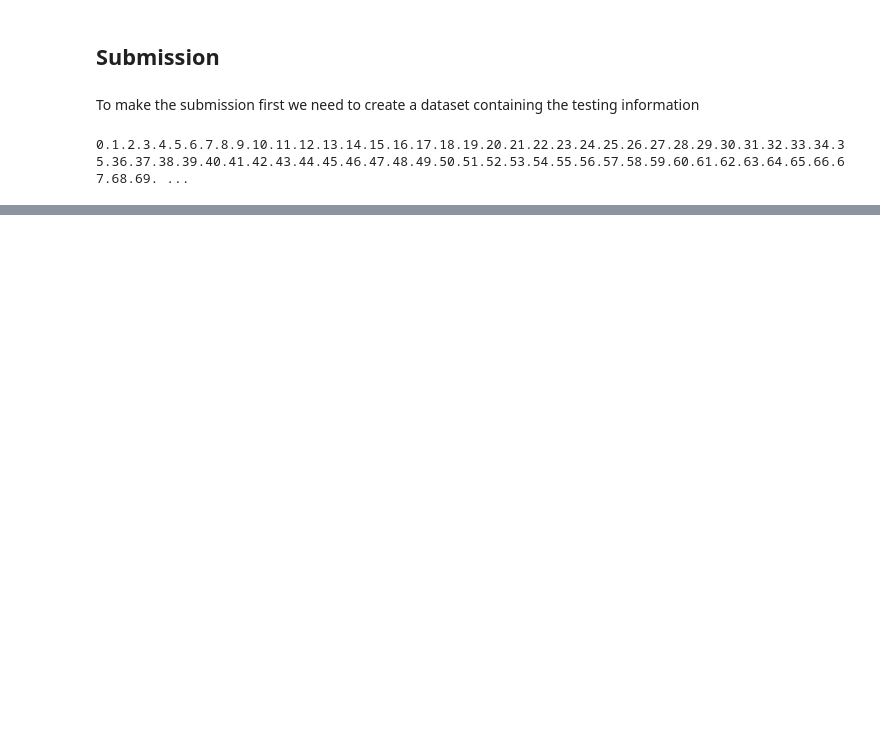
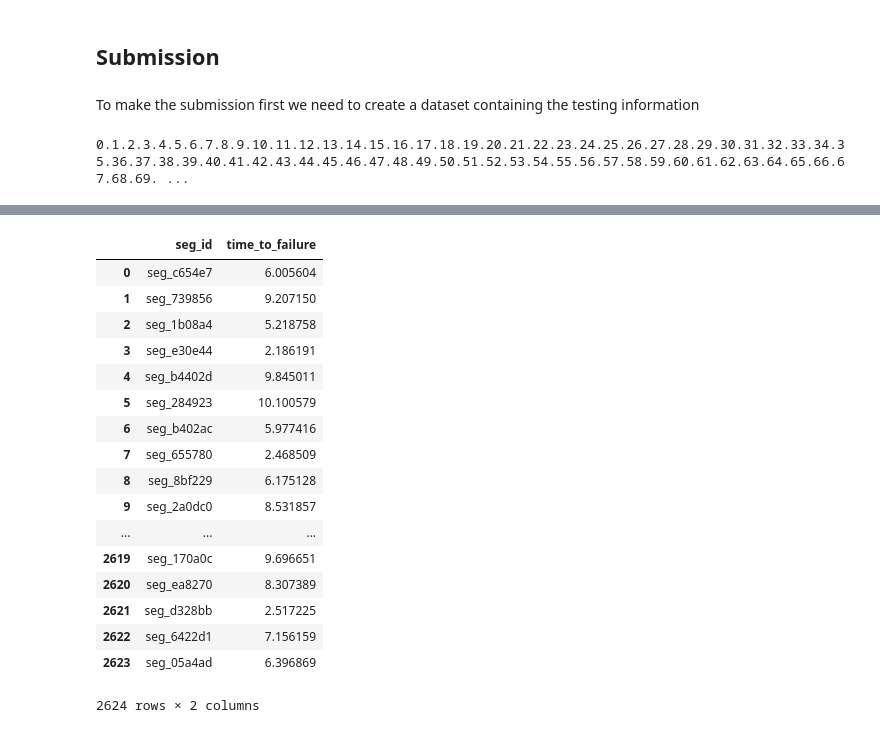
Before and after one commit to polmonroig/earthquake_prediction, a Jupyter notebook: main_kernel_v2.ipynb, the cells around one changed output, grey strips where cells are left out. Cells and saved outputs as stored; diff of their text form; code cells hidden in the pictures; blank space fills up the shorter version.

```diff
--- a/main_kernel_v2.ipynb
+++ b/main_kernel_v2.ipynb
@@ -685,3 +674,24 @@ submission['seg_id'] = file_ids
 submission['time_to_failure'] = x
 # %%
 submission.to_csv("submission.csv", sep=',', encoding='utf-8', index=False)
+# %%
+pd.read_csv("submission.csv")
+# %% [output]
+|  | seg_id | time_to_failure |
+| 0 | seg_c654e7 | 6.005604 |
+| 1 | seg_739856 | 9.207150 |
+| 2 | seg_1b08a4 | 5.218758 |
+| 3 | seg_e30e44 | 2.186191 |
+| 4 | seg_b4402d | 9.845011 |
+| 5 | seg_284923 | 10.100579 |
+| 6 | seg_b402ac | 5.977416 |
+| 7 | seg_655780 | 2.468509 |
+| 8 | seg_8bf229 | 6.175128 |
+| 9 | seg_2a0dc0 | 8.531857 |
+| ... | ... | ... |
+| 2619 | seg_170a0c | 9.696651 |
+| 2620 | seg_ea8270 | 8.307389 |
+| 2621 | seg_d328bb | 2.517225 |
+| 2622 | seg_6422d1 | 7.156159 |
+| 2623 | seg_05a4ad | 6.396869 |
+2624 rows × 2 columns
```
Also changed, not shown: parts of 37 cells of this notebook, 4 other files.
